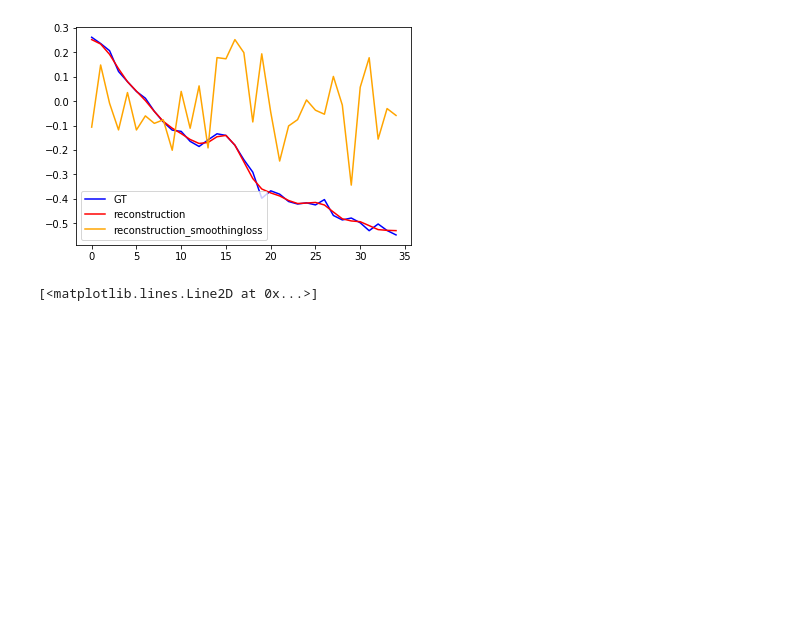
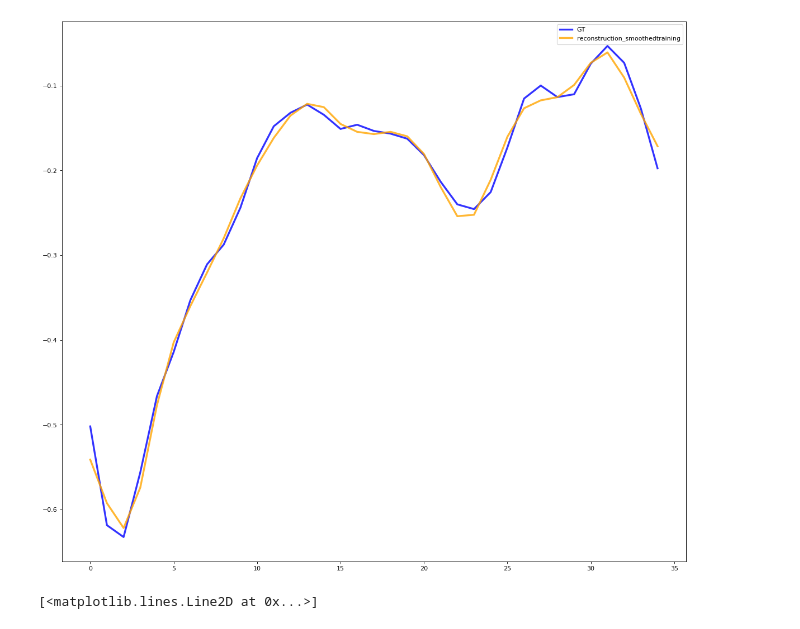
Before and after one commit to tileb1/LearnTrajDep, a Jupyter notebook: Untitled.ipynb, the cells around one changed output. Drawn from its saved outputs; the diff is of its cells as text; code cells hidden in the pictures; blank space fills up the shorter version.

Commit message:
smoothedtraining autoencoder

```diff
--- a/Untitled.ipynb
+++ b/Untitled.ipynb
@@ -43,5 +43,8 @@ hidden_size = 30
 autoencoder = TimeAutoencoder(seq_len, hidden_size)
 load_model(autoencoder, 'autoencoder_{}_{}.pt'.format(seq_len, hidden_size))
 
+autoencoder_smoothedtraining = TimeAutoencoder(seq_len, hidden_size)
+load_model(autoencoder_smoothedtraining, 'autoencoder_{}_{}_smoothed_training.pt'.format(seq_len, hidden_size))
+
 autoencoder_smoothingloss = TimeAutoencoder(seq_len, hidden_size)
-load_model(autoencoder, 'autoencoder_{}_{}_smoothingloss.pt'.format(seq_len, hidden_size))
+load_model(autoencoder_smoothingloss, 'autoencoder_{}_{}_smoothingloss.pt'.format(seq_len, hidden_size))
@@ -48,17 +68,23 @@ load_model(autoencoder, 'autoencoder_{}_{}_smoothingloss.pt'.format(seq_len, hid
 # %%
+plt.figure(figsize=(18, 16), dpi= 80, facecolor='w', edgecolor='k')
+
 joint_index = np.random.randint(0, 48)
 
-some_seq = next(iter(train_loader))[1]
+some_seq = next(iter(get_raw_loader(train_loader)))[1]
+
 some_reconstruction = autoencoder(some_seq)[0].detach()
+some_reconstruction_smoothedtraining = autoencoder_smoothedtraining(some_seq)[0].detach()
 some_reconstruction_smoothingloss = autoencoder_smoothingloss(some_seq)[0].detach()
-plt.plot(some_seq[0, joint_index, :], c='blue', label='GT')
-plt.plot(some_reconstruction[0, joint_index, :], c='red', label='reconstruction')
-plt.plot(some_reconstruction_smoothingloss[0, joint_index, :], c='orange', label='reconstruction_smoothingloss')
+
+plt.plot(some_seq[0, joint_index, :], c='blue', label='GT', linewidth=3, alpha=0.8)
+# plt.plot(some_reconstruction[0, joint_index, :], c='red', label='reconstruction', linewidth=3, alpha=0.8)
+plt.plot(some_reconstruction_smoothedtraining[0, joint_index, :], c='orange', label='reconstruction_smoothedtraining', linewidth=3, alpha=0.8)
+# plt.plot(some_reconstruction_smoothingloss[0, joint_index, :], c='green', label='reconstruction_smoothingloss', linewidth=3, alpha=0.8)
 
 plt.legend()
 plt.show()
 # %% [output]
-[figure, old version]
+[figure, new version]
 # %%
 plt.plot(some_seq[0, 0, :])
 # %% [output]
```
Also changed, not shown: parts of 4 cells of this notebook, 1 other file.
